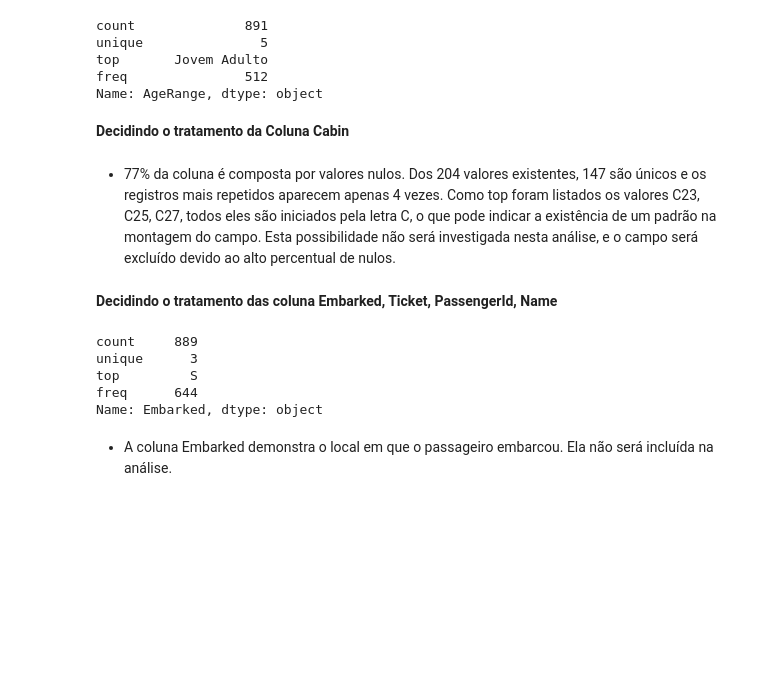
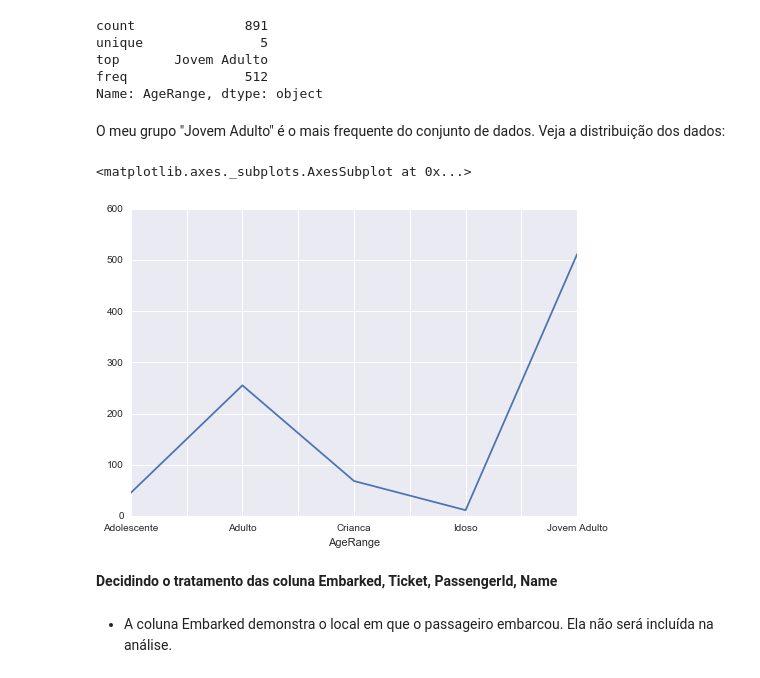
Before and after one commit to liebycardoso/Data_Analysis, a Jupyter notebook: Titanic.ipynb, the cells around one changed output. Drawn from its saved outputs; the diff is of its cells as text; code cells hidden in the pictures; blank space fills up the shorter version.

```diff
--- a/Titanic.ipynb
+++ b/Titanic.ipynb
@@ -173,5 +205,3 @@ unique               5
 top       Jovem Adulto
 freq               512
 Name: AgeRange, dtype: object
-# %% [markdown]
-**Decidindo o tratamento da Coluna Cabin**
@@ -180,19 +208,13 @@ titanic_df.Cabin.describe()
-# %% [markdown]
-* 77% da coluna é composta por valores nulos. Dos 204 valores existentes, 147 são únicos e os registros mais repetidos
-aparecem apenas 4 vezes. Como top foram listados os valores C23, C25, C27, todos eles são iniciados pela letra C, o que pode
-indicar a existência de um padrão na montagem do campo. Esta possibilidade não será investigada nesta análise, e o campo será
-excluído devido ao alto percentual de nulos.
+# %% [markdown]
+O meu grupo "Jovem Adulto" é o mais frequente do conjunto de dados. Veja a distribuição dos dados:
+# %%
+# Imprime gráfico com o total de passageiros por faixa etária.
+titanic_df.groupby(['AgeRange']).size().plot()
+# %% [output]
+<matplotlib.axes._subplots.AxesSubplot at 0x...>
+[figure, added]
 # %% [markdown]
 **Decidindo o tratamento das coluna Embarked, Ticket, PassengerId, Name**
-# %%
-# Embarked tem valores nulos
-titanic_df.Embarked.describe()
-# %% [output]
-count     889
-unique      3
-top         S
-freq      644
-Name: Embarked, dtype: object
 # %% [markdown]
 * A coluna Embarked demonstra o local em que o passageiro embarcou. Ela não será incluída na análise.
 # %% [markdown]
```
Also changed, not shown: parts of 19 cells of this notebook.
